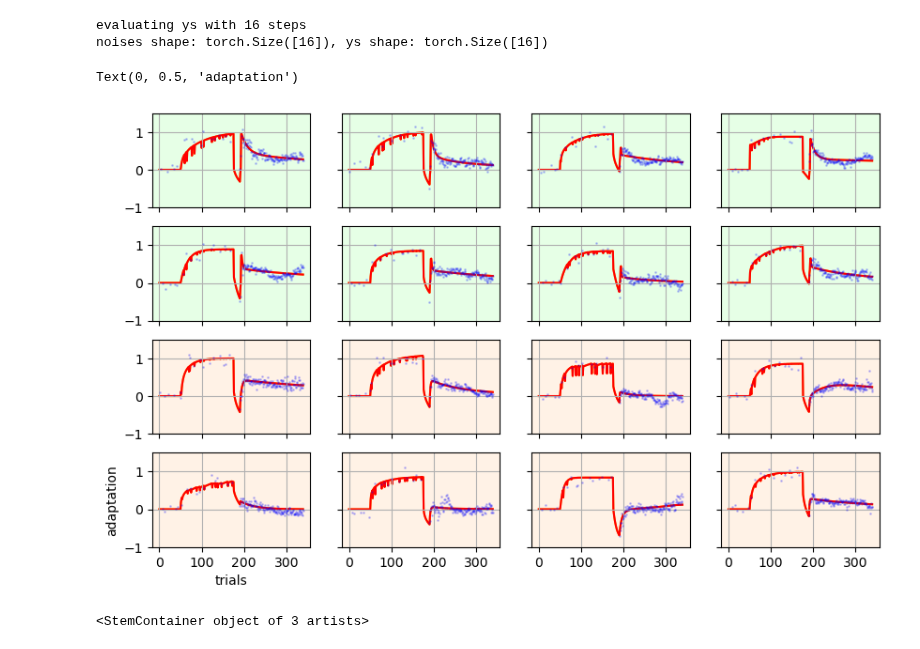
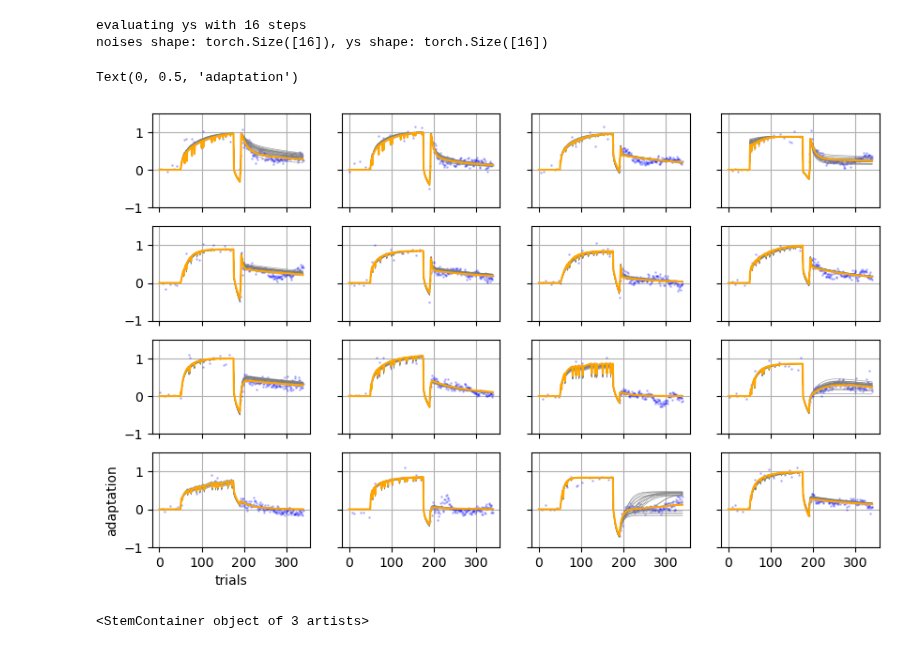
Before and after one commit to sashkarivkind/contextual_frogs, a Jupyter notebook: experimental/optim/result_perturbation_demo.ipynb, the cells around one changed output. Saved outputs shown, nothing was run; the diff lists cells and outputs as text; code cells hidden in the pictures.

Commit message:
preps for f.p visualisation

```diff
--- a/experimental/optim/result_perturbation_demo.ipynb
+++ b/experimental/optim/result_perturbation_demo.ipynb
@@ -171,3 +154,19 @@ def local_eval_ys(model, ys, args, broadcast_ys=True):
                             )
         outputs = np.array([z.cpu().numpy().reshape(-1) for z in outputs_])
     return outputs
+# %%
+
+best_model_state_dict_woweights = {k:v for k,v in best_model_state_dict.items() if not k.startswith('_')}
+local_preds = []
+for ii in range(21):
+    model = BatchedElboGenerativeModelTopMulti(device=device, args=args,
+                                            **(dict(fudge=args.fudge) if hasattr(args, 'fudge') else {}  )).to(device)
+
+    # model._ensure_random_features(args.n, device=device)
+
+
+    model.get_biases_and_w_in(args.n, device=device)
+    model.load_state_dict(best_model_state_dict_woweights if ii > 0 else best_model_state_dict, strict=False)
+    local_preds.append(local_eval_ys(model, np.array(all_ys), args,broadcast_ys=False))
+# model._ensure_random_features(args.n, device=device)
+# model.get_biases_and_w_in(args.n, device=device)
@@ -174,5 +191,4 @@ def local_eval_ys(model, ys, args, broadcast_ys=True):
 # %%
-local_preds = local_eval_ys(model, np.array(all_ys), args,broadcast_ys=False)
 # %% [output]
 evaluating ys with 16 steps
 noises shape: torch.Size([16]), ys shape: torch.Size([16])
@@ -180,50 +196,51 @@ noises shape: torch.Size([16]), ys shape: torch.Size([16])
 lerner_switch = False
 
 
 plt.figure(figsize=(10, 6))
 plt.subplot(4, 4, 1)
 cnt=0
 for ii, (this_exp, this_pred) in enumerate(zip(a_exp.T, a_pred.T)):
     this_sub = ii//seeds
     plt.subplot(4, 4, 1 + this_sub)
     polarity = np.sign(np.nanmean(this_exp[:175]))
     if ii % seeds == 0:
         plt.plot(polarity*this_exp,'.', label='Experimental', color='blue', markersize=2, alpha=0.2)
     if ii % seeds == best_seed_idx[this_sub]:
-        plt.plot(polarity*this_pred, label='Predicted', color='orange',zorder=0)
-        plt.plot(polarity*local_preds[:, this_sub], label='Predicted', color='red',zorder=0)
+        plt.plot(polarity*this_pred, label='Predicted', color='orange',zorder=101)
+        for uu in range(len(local_preds)):
+            plt.plot(polarity*local_preds[uu][:, this_sub],'-', label='Predicted', color='gray',zorder=20, alpha=0.7, linewidth=0.5 )
 
         plt.grid() #; print(cnt); cnt+=1
         plt.ylim([-1,1.5])
 
     if this_sub % 4 > 0:
         plt.gca().set_yticklabels([])
     if this_sub < 12:
         plt.gca().set_xticklabels([])
 
-    if not lerner_switch:
-        if this_sub <8:
-            # plt.axvspan(0, 340, color='green', alpha=0.01)
-            plt.gca().set_facecolor((0.9,1,0.9))
-        else:
-            # plt.axvspan(0,340, color='orange', alpha=0.1)
-            plt.gca().set_facecolor((1,0.95,0.9))
-    else:
-        if this_sub <15:
-            # plt.axvspan(0, 340, color='green', alpha=0.01)
-            plt.gca().set_facecolor((0.9,0.9,1))
-        else:
-            # plt.axvspan(0,340, color='orange', alpha=0.1)
-            plt.gca().set_facecolor((0.8,0.7,1))
+    # if not lerner_switch:
+    #     if this_sub <8:
+    #         # plt.axvspan(0, 340, color='green', alpha=0.01)
+    #         plt.gca().set_facecolor((0.9,1,0.9))
+    #     else:
+    #         # plt.axvspan(0,340, color='orange', alpha=0.1)
+    #         plt.gca().set_facecolor((1,0.95,0.9))
+    # else:
+    #     if this_sub <15:
+    #         # plt.axvspan(0, 340, color='green', alpha=0.01)
+    #         plt.gca().set_facecolor((0.9,0.9,1))
+    #     else:
+    #         # plt.axvspan(0,340, color='orange', alpha=0.1)
+    #         plt.gca().set_facecolor((0.8,0.7,1))
 plt.subplot(4, 4, 13)
 plt.xlabel('trials')
 plt.ylabel('adaptation')
 # plt.title('Experimental vs Predicted Data')
 # plt.savefig('/homes/ar2342/one_more_dir/contextual_frogs/figs/ersrFitsM19.pdf', format='pdf', bbox_inches='tight')#
 # plt.savefig('/homes/ar2342/one_more_dir/contextual_frogs/figs/lernerFitsM19.pdf', format='pdf', bbox_inches='tight')
 # %% [output]
 Text(0, 0.5, 'adaptation')
-[figure, old version]
+[figure, new version]
 # %%
 these_bics = [bic_gaussian_from_rmse(this_rmse, n=this_n, k=k_params) for this_rmse, this_n in zip(best_rmse, n_samples)]
 # %%
```
Also changed, not shown: parts of 24 cells of this notebook, 6 other files.
